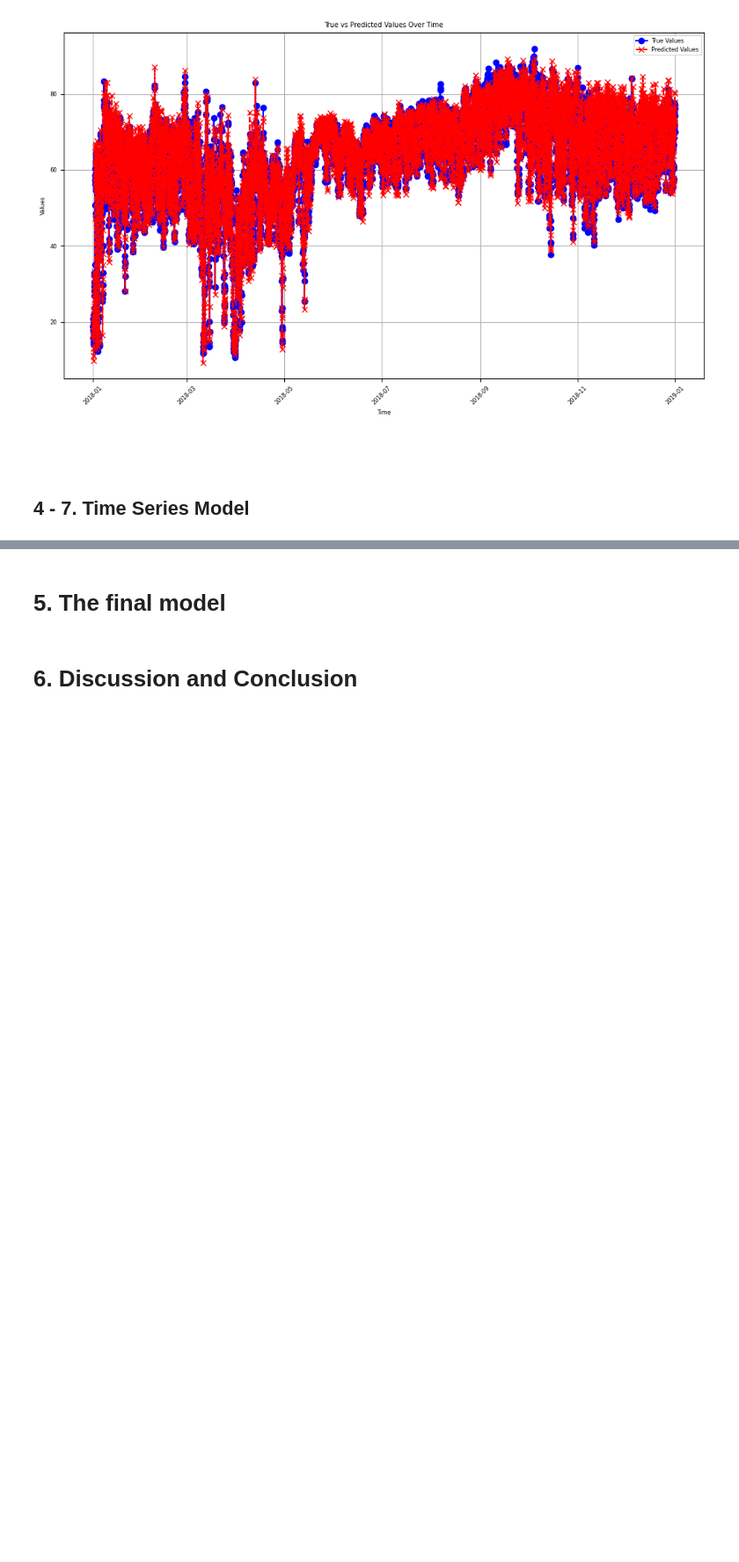
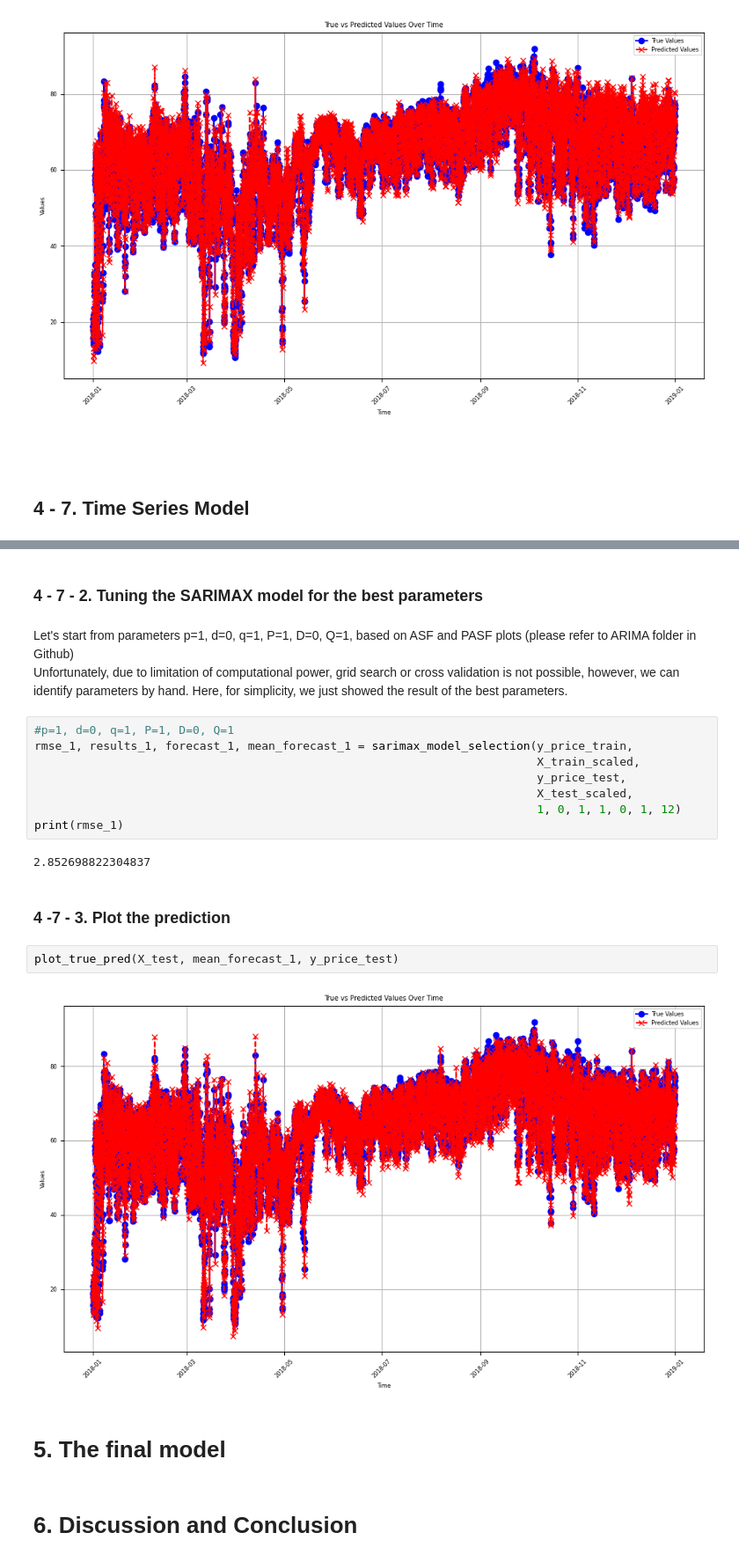
Before and after one commit to MDS-Mountain-Club/MDS_ML_Project, a Jupyter notebook: Group Write-Up (Mountain Club).ipynb, the cells around one changed output, grey strips where cells are left out. Shown at 88% size. Cells and saved outputs as stored; diff of their text form; blank space fills up the shorter version.

Commit message:
Add SARIMAX part

```diff
--- a/Group Write-Up (Mountain Club).ipynb
+++ b/Group Write-Up (Mountain Club).ipynb
@@ -279,3 +325,24 @@ plot_true_pred(X_test, y_price_pred_rnn, y_price_test)
+# %% [markdown]
+### 4 - 7 - 2. Tuning the SARIMAX model for the best parameters
+# %% [markdown]
+Let's start from parameters p=1, d=0, q=1, P=1, D=0, Q=1, based on ASF and PASF plots (please refer to ARIMA folder in Github)\
+Unfortunately, due to limitation of computational power, grid search or cross validation is not possible, however, we can identify parameters by hand. Here, for simplicity, we just showed the result of the best parameters.
+# %%
+#p=1, d=0, q=1, P=1, D=0, Q=1
+rmse_1, results_1, forecast_1, mean_forecast_1 = sarimax_model_selection(y_price_train,
+                                                                         X_train_scaled,
+                                                                         y_price_test,
+                                                                         X_test_scaled,
+                                                                         1, 0, 1, 1, 0, 1, 12)
+print(rmse_1)
+# %% [output]
+2.852698822304837
+# %% [markdown]
+### 4 -7 - 3. Plot the prediction
+# %%
+plot_true_pred(X_test, mean_forecast_1, y_price_test)
+# %% [output]
+[figure, added]
 # %% [markdown]
 # 5. The final model
 # %% [markdown]
```
Also changed, not shown: parts of 7 cells of this notebook.
